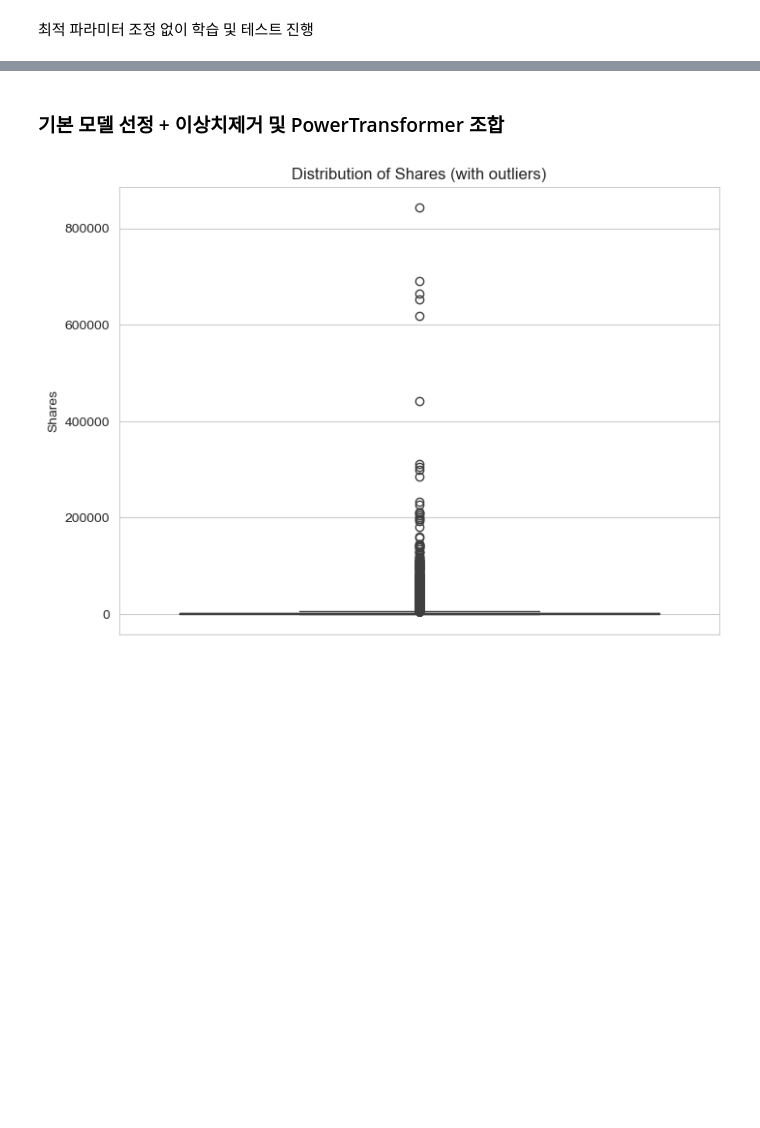
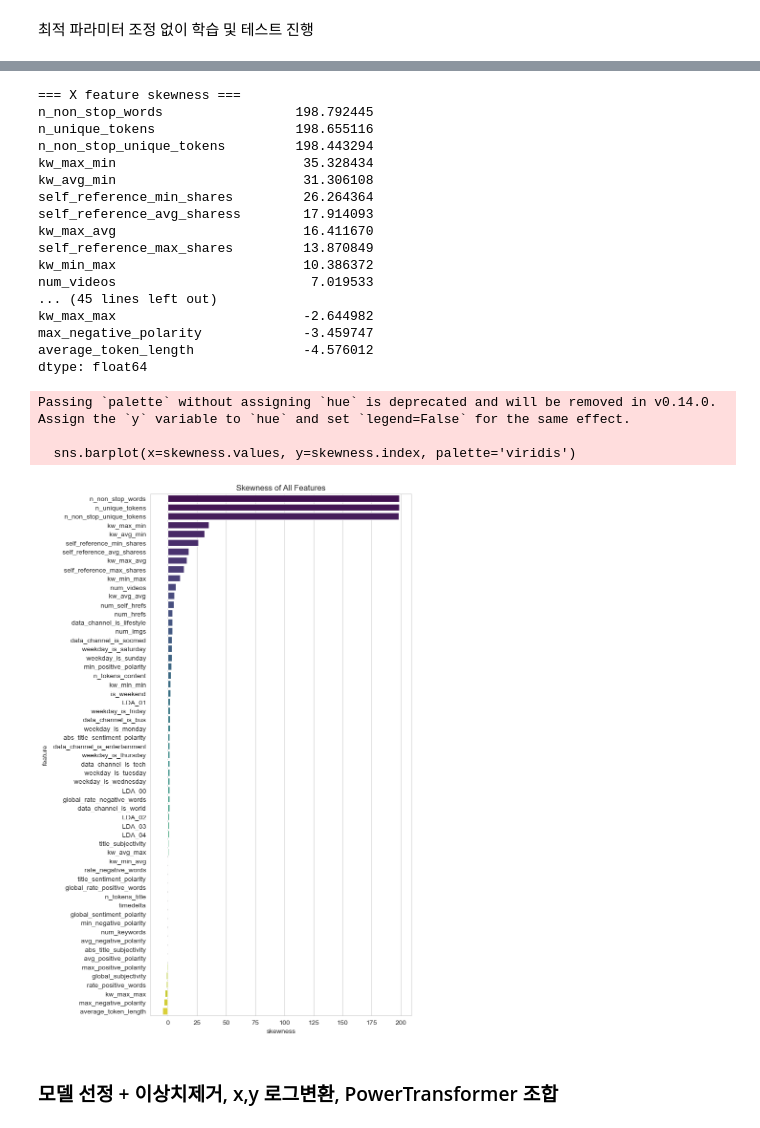
Before and after one commit to froggy-hyun/online_news_popularity_prediction, a Jupyter notebook: mycode.ipynb, the cells around one changed output, grey strips where cells are left out. Cells and saved outputs as stored; diff of their text form; code cells hidden in the pictures; blank space fills up the shorter version.

```diff
--- a/mycode.ipynb
+++ b/mycode.ipynb
@@ -80,12 +124,37 @@ print('- MAE (Validation) : {:}'.format(round(mean_absolute_error(y_test, y_test
+# %%
+# X 모든 특성의 왜도 계산 및 시각화 (전체)
+skewness = X.skew().sort_values(ascending=False)
+print("\n=== X feature skewness ===")
+print(skewness)
+plt.figure(figsize=(8, len(skewness)*0.2))
+sns.barplot(x=skewness.values, y=skewness.index, palette='viridis')
+plt.title('Skewness of All Features')
+plt.xlabel('skewness')
+plt.ylabel('feature')
+plt.tight_layout()
+plt.show()
+# %% [output]
+=== X feature skewness ===
+n_non_stop_words                 198.792445
+n_unique_tokens                  198.655116
+n_non_stop_unique_tokens         198.443294
+kw_max_min                        35.328434
+kw_avg_min                        31.306108
+self_reference_min_shares         26.264364
+self_reference_avg_sharess        17.914093
+kw_max_avg                        16.411670
+self_reference_max_shares         13.870849
+kw_min_max                        10.386372
+num_videos                         7.019533
+... (45 lines left out)
+kw_max_max                        -2.644982
+max_negative_polarity             -3.459747
+average_token_length              -4.576012
+dtype: float64
+Passing `palette` without assigning `hue` is deprecated and will be removed in v0.14.0. Assign the `y` variable to `hue` and set `legend=False` for the same effect.
+
+  sns.barplot(x=skewness.values, y=skewness.index, palette='viridis')
+[figure, added]
 # %% [markdown]
-### 기본 모델 선정 + 이상치제거 및 PowerTransformer 조합
+### 모델 선정 + 이상치제거, x,y 로그변환, PowerTransformer 조합
-# %%
-# 이상치 시각화
-plt.figure(figsize=(8, 6))
-sns.boxplot(y=y)
-plt.title('Distribution of Shares (with outliers)')
-plt.ylabel('Shares')
-plt.show()
-# %% [output]
-[figure, removed]
 # %%
```
Also changed, not shown: parts of 8 cells of this notebook.
